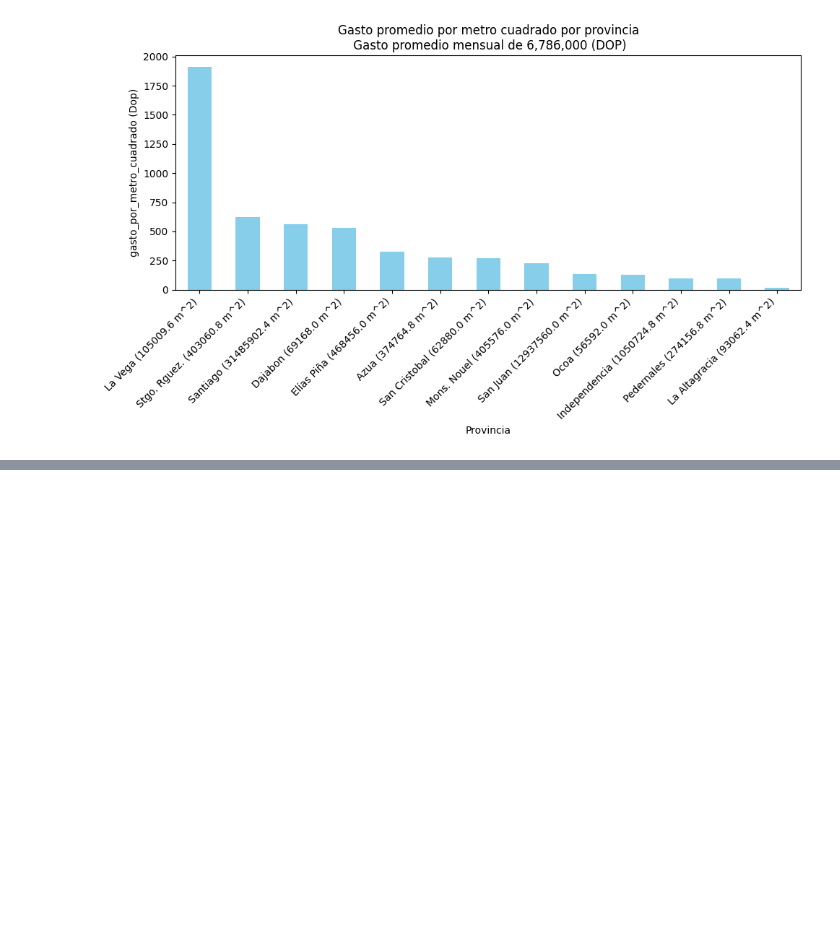
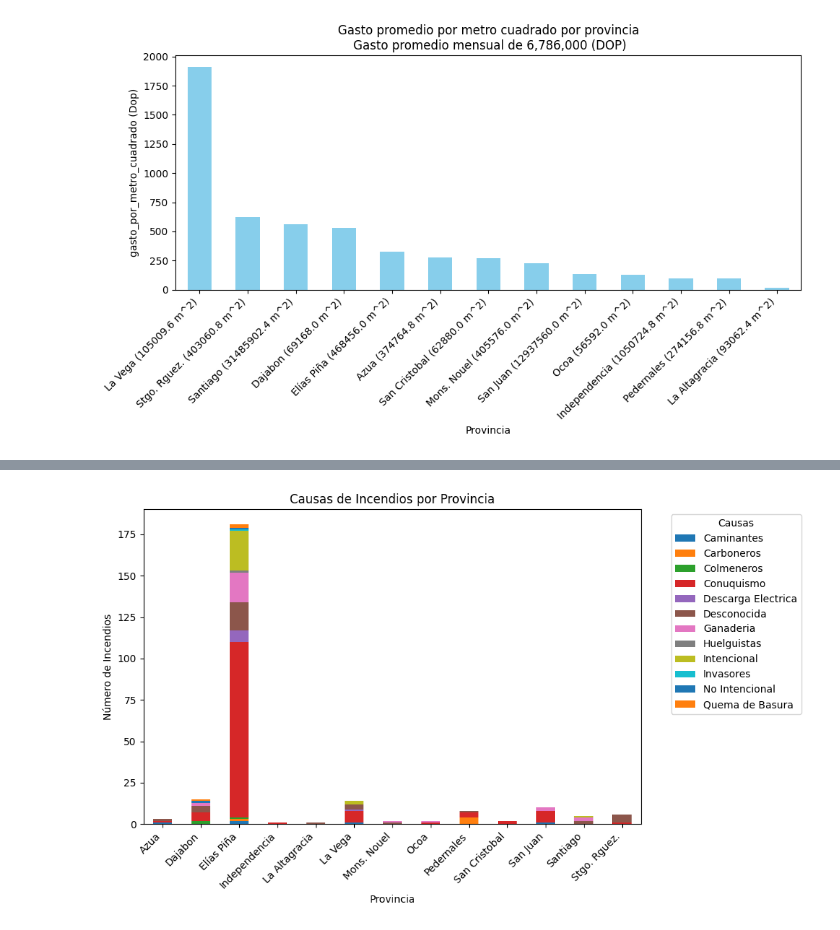
Before and after one commit to Edwinroman30/sic-forest-fire-rd, a Jupyter notebook: notebooks/forest-fire-questions-7-8.ipynb, the cells around one changed output, grey strips where cells are left out. Saved outputs shown, nothing was run; the diff lists cells and outputs as text; code cells hidden in the pictures; blank space fills up the shorter version.

```diff
--- a/notebooks/forest-fire-questions-7-8.ipynb
+++ b/notebooks/forest-fire-questions-7-8.ipynb
@@ -58,10 +58,10 @@ datos = pd.read_csv(archivo_csv)
 gasto_total = 6786000  # 6,786,000 pesos dominicanos
 
 # Calcula el gasto por metro cuadrado para cada fila
-datos['Gasto por metro cuadrado (Dop)'] = gasto_total / datos['Metros Cuadrados']
+datos['Gasto por metro cuadrado (DOP)'] = gasto_total / datos['Metros Cuadrados']
 
 # Agrupa los datos por provincia y calcular el promedio del gasto por metro cuadrado
-gasto_promedio_por_provincia = datos.groupby('Provincia')['Gasto por metro cuadrado (MXN)'].mean()
+gasto_promedio_por_provincia = datos.groupby('Provincia')['Gasto por metro cuadrado (DOP)'].mean()
 
 # Ordena los valores para identificar las provincias con el mayor gasto por metro cuadrado
 provincias_con_mayor_gasto = gasto_promedio_por_provincia.sort_values(ascending=False)
@@ -104,0 +133,16 @@ plt.show()
+# %%
+
+# Contar la frecuencia de cada causa de incendio por provincia
+causas_por_provincia = datos.groupby(['Provincia', 'Causas']).size().unstack(fill_value=0)
+
+# Graficar
+causas_por_provincia.plot(kind='bar', stacked=True, figsize=(10, 6))
+plt.xlabel('Provincia')
+plt.ylabel('Número de Incendios')
+plt.title('Causas de Incendios por Provincia')
+plt.legend(title='Causas', bbox_to_anchor=(1.05, 1), loc='upper left')
+plt.xticks(rotation=45, ha='right')
+plt.tight_layout()
+plt.show()
+# %% [output]
+[figure, added]
```
Also changed, not shown: parts of 2 cells of this notebook, 1 other file.
